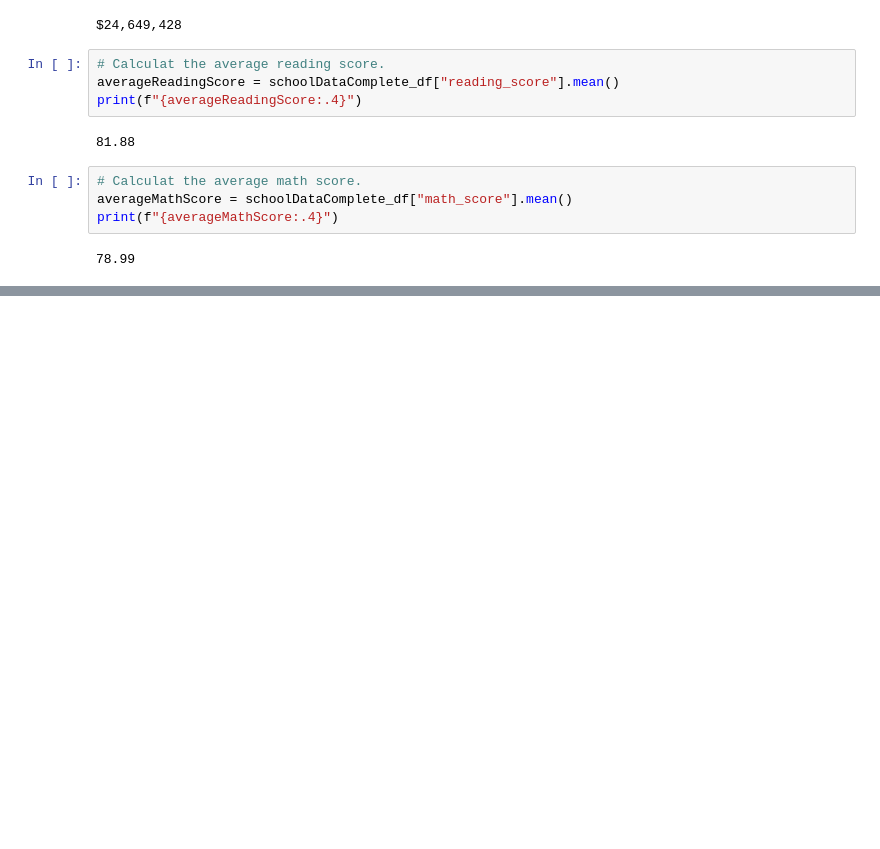
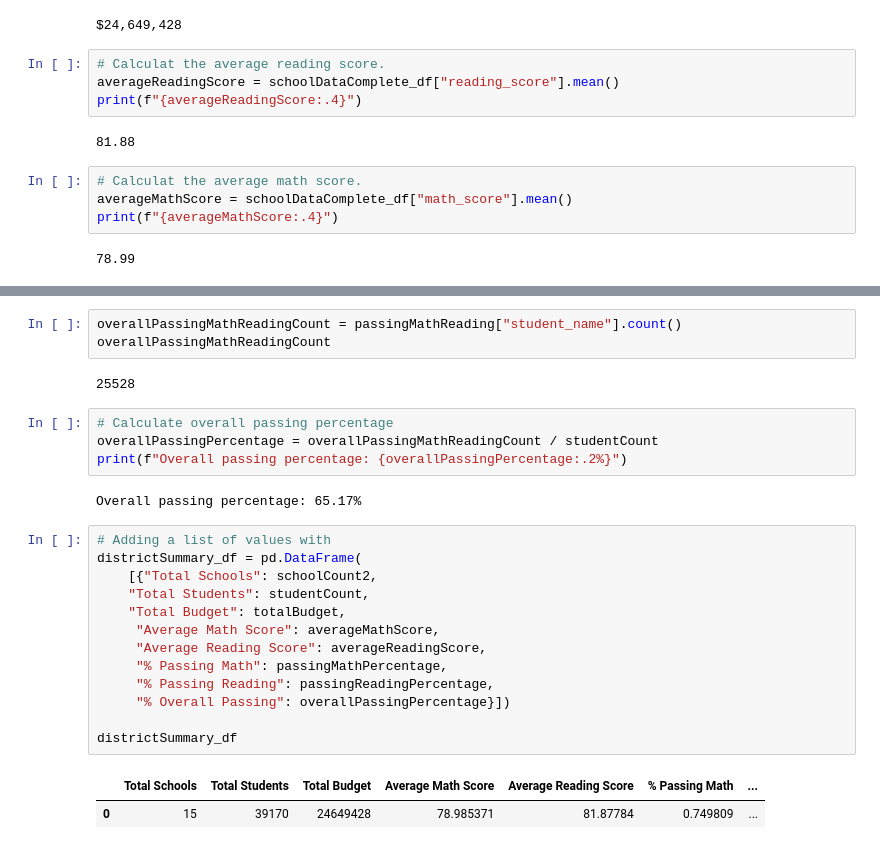
Before and after one commit to ipbrieske/School_District_Analysis, a Jupyter notebook: PyCitySchools.ipynb, the cells around one changed output, grey strips where cells are left out. Saved outputs shown, nothing was run; the diff lists cells and outputs as text; blank space fills up the shorter version.

```diff
--- a/PyCitySchools.ipynb
+++ b/PyCitySchools.ipynb
@@ -271,0 +246,27 @@ districtSummary_df
+# %%
+overallPassingMathReadingCount = passingMathReading["student_name"].count()
+overallPassingMathReadingCount
+# %% [output]
+25528
+# %%
+# Calculate overall passing percentage
+overallPassingPercentage = overallPassingMathReadingCount / studentCount
+print(f"Overall passing percentage: {overallPassingPercentage:.2%}")
+# %% [output]
+Overall passing percentage: 65.17%
+# %%
+# Adding a list of values with
+districtSummary_df = pd.DataFrame(
+    [{"Total Schools": schoolCount2,
+    "Total Students": studentCount,
+    "Total Budget": totalBudget,
+     "Average Math Score": averageMathScore,
+     "Average Reading Score": averageReadingScore,
+     "% Passing Math": passingMathPercentage,
+     "% Passing Reading": passingReadingPercentage,
+     "% Overall Passing": overallPassingPercentage}])
+
+districtSummary_df
+# %% [output]
+|  | Total Schools | Total Students | Total Budget | Average Math Score | Average Reading Score | % Passing Math | ... |
+| 0 | 15 | 39170 | 24649428 | 78.985371 | 81.87784 | 0.749809 | ... |
```
Also changed, not shown: parts of 22 cells of this notebook.
